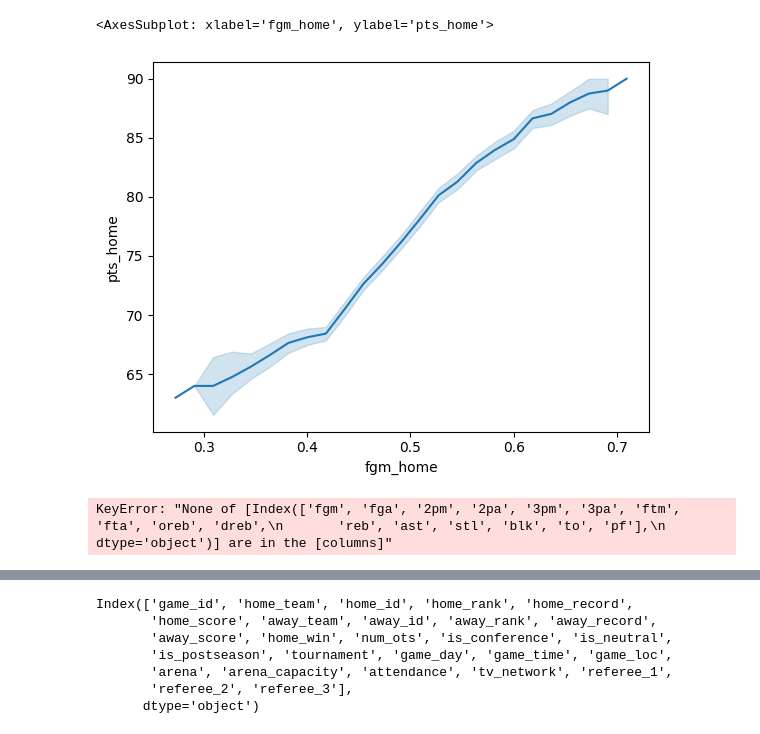
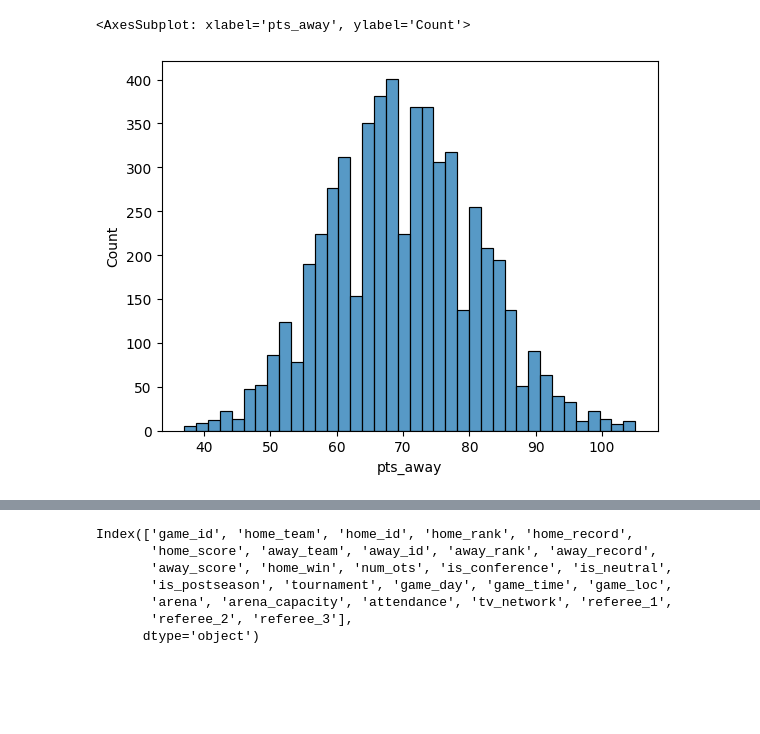
Before and after one commit to michael-abbate/cbb-predictor, a Jupyter notebook: predict.ipynb, the cells around one changed output, grey strips where cells are left out. Saved outputs shown, nothing was run; the diff lists cells and outputs as text; code cells hidden in the pictures; blank space fills up the shorter version.

```diff
--- a/predict.ipynb
+++ b/predict.ipynb
@@ -71,5 +55,0 @@ sns.histplot(df['pts_home'])
-# %%
-sns.lineplot(x=df['fgm_home'],y=df['pts_home'])
-# %% [output]
-<AxesSubplot: xlabel='fgm_home', ylabel='pts_home'>
-[figure, removed]
@@ -85,5 +56,6 @@ sns.lineplot(x=df['fgm_home'],y=df['pts_home'])
-# %%
-df[stat_cols].describe()
-# %% [output]
-KeyError: "None of [Index(['fgm', 'fga', '2pm', '2pa', '3pm', '3pa', 'ftm', 'fta', 'oreb', 'dreb',\n       'reb', 'ast', 'stl', 'blk', 'to', 'pf'],\n      dtype='object')] are in the [columns]"
+# %%
+sns.histplot(df['pts_away'])
+# %% [output]
+<AxesSubplot: xlabel='pts_away', ylabel='Count'>
+[figure, added]
 # %%
```
Also changed, not shown: parts of 34 cells of this notebook, 9 other files.
